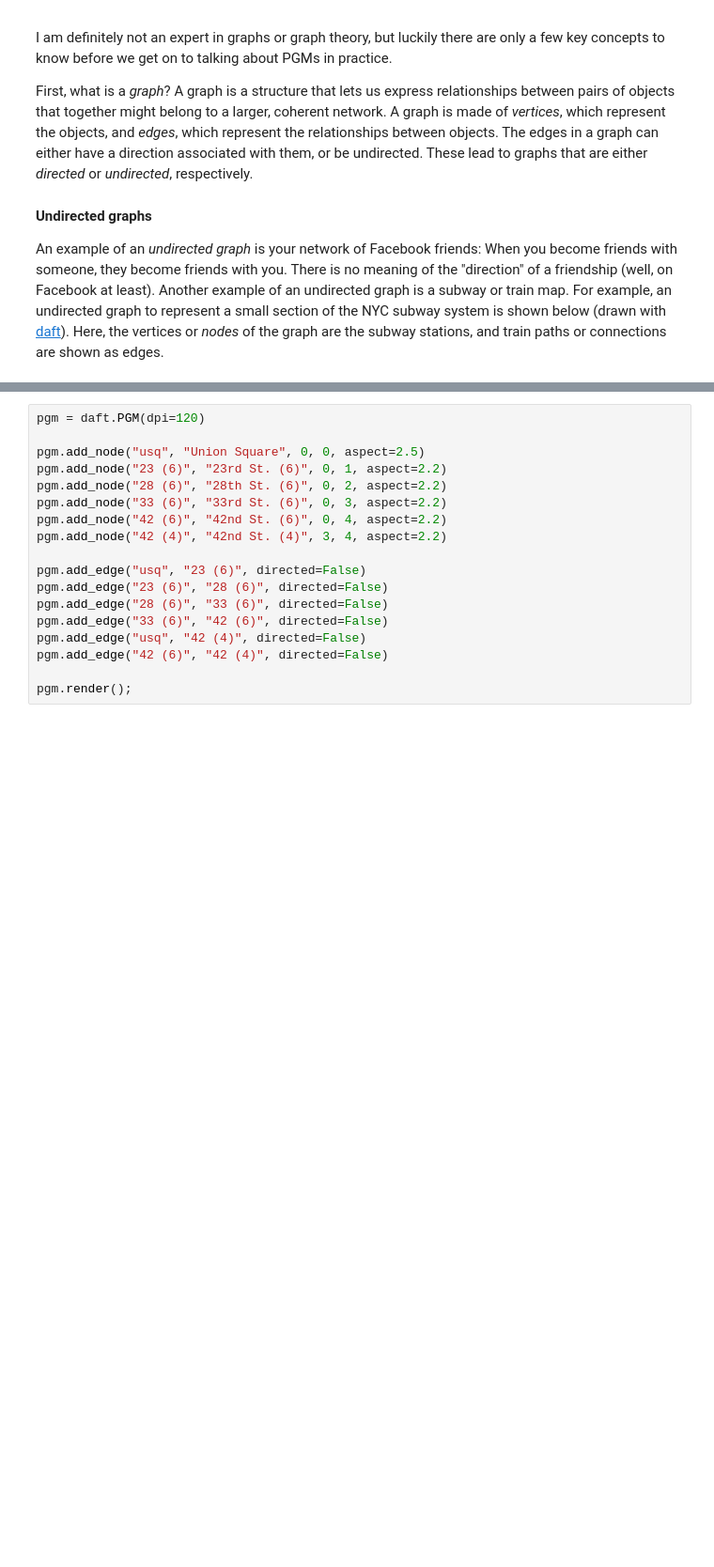
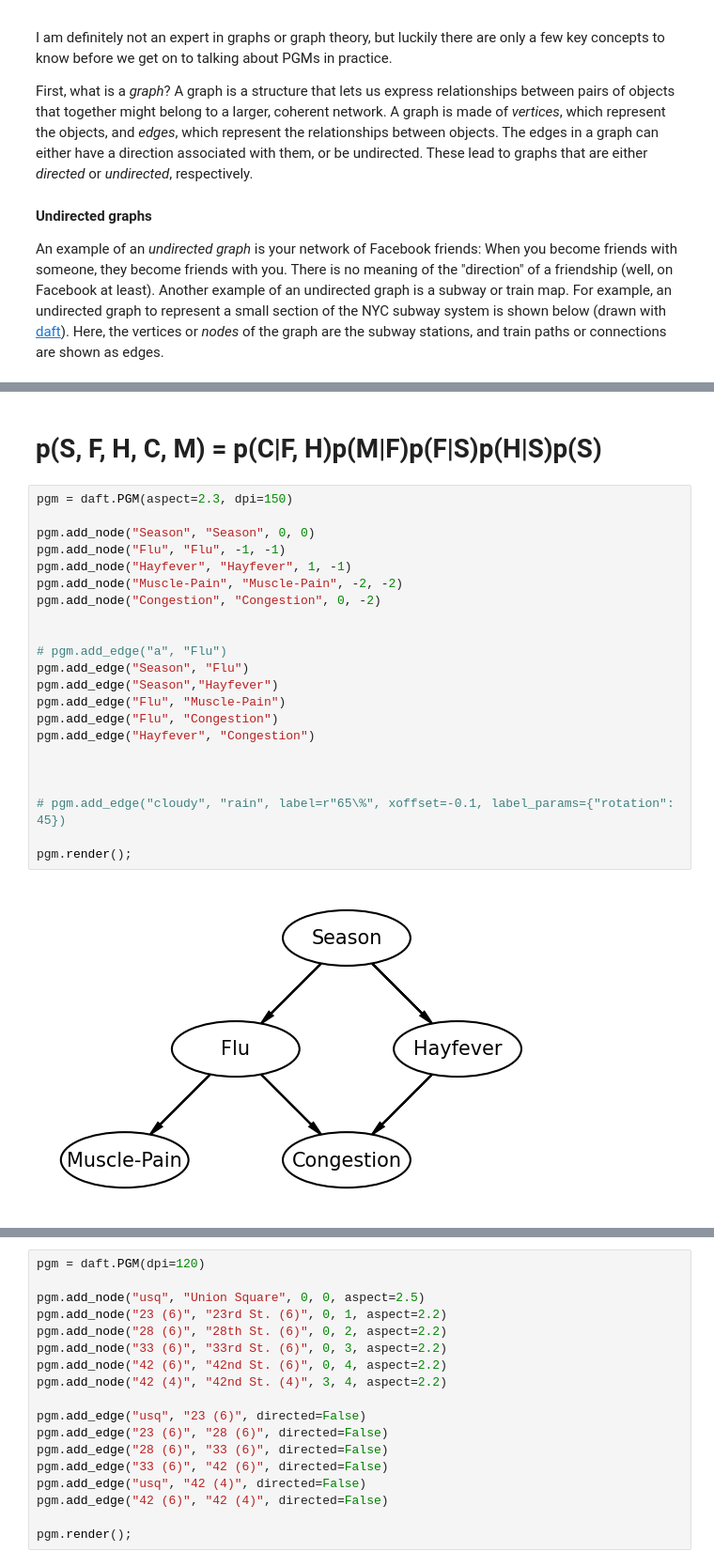
Before and after one commit to taceroc/LSSTC-DSFP-Sessions, a Jupyter notebook: Sessions/Session16/Day3/Probabilistic-Graphical-Models.ipynb, the cells around one changed output, grey strips where cells are left out. Shown at 94% size. Drawn from its saved outputs; the diff is of its cells as text; blank space fills up the shorter version.

```diff
--- a/Sessions/Session16/Day3/Probabilistic-Graphical-Models.ipynb
+++ b/Sessions/Session16/Day3/Probabilistic-Graphical-Models.ipynb
@@ -22,0 +40,26 @@ An example of an *undirected graph* is your network of Facebook friends: When yo
+# %% [markdown]
+# p(S, F, H, C, M) = p(C|F, H)p(M|F)p(F|S)p(H|S)p(S)
+# %%
+pgm = daft.PGM(aspect=2.3, dpi=150)
+
+pgm.add_node("Season", "Season", 0, 0)
+pgm.add_node("Flu", "Flu", -1, -1)
+pgm.add_node("Hayfever", "Hayfever", 1, -1)
+pgm.add_node("Muscle-Pain", "Muscle-Pain", -2, -2)
+pgm.add_node("Congestion", "Congestion", 0, -2)
+
+
+# pgm.add_edge("a", "Flu")
+pgm.add_edge("Season", "Flu")
+pgm.add_edge("Season","Hayfever")
+pgm.add_edge("Flu", "Muscle-Pain")
+pgm.add_edge("Flu", "Congestion")
+pgm.add_edge("Hayfever", "Congestion")
+
+
+
+# pgm.add_edge("cloudy", "rain", label=r"65\%", xoffset=-0.1, label_params={"rotation": 45})
+
+pgm.render();
+# %% [output]
+[figure, added]
```
Also changed, not shown: parts of 15 cells of this notebook, 19 other files.
